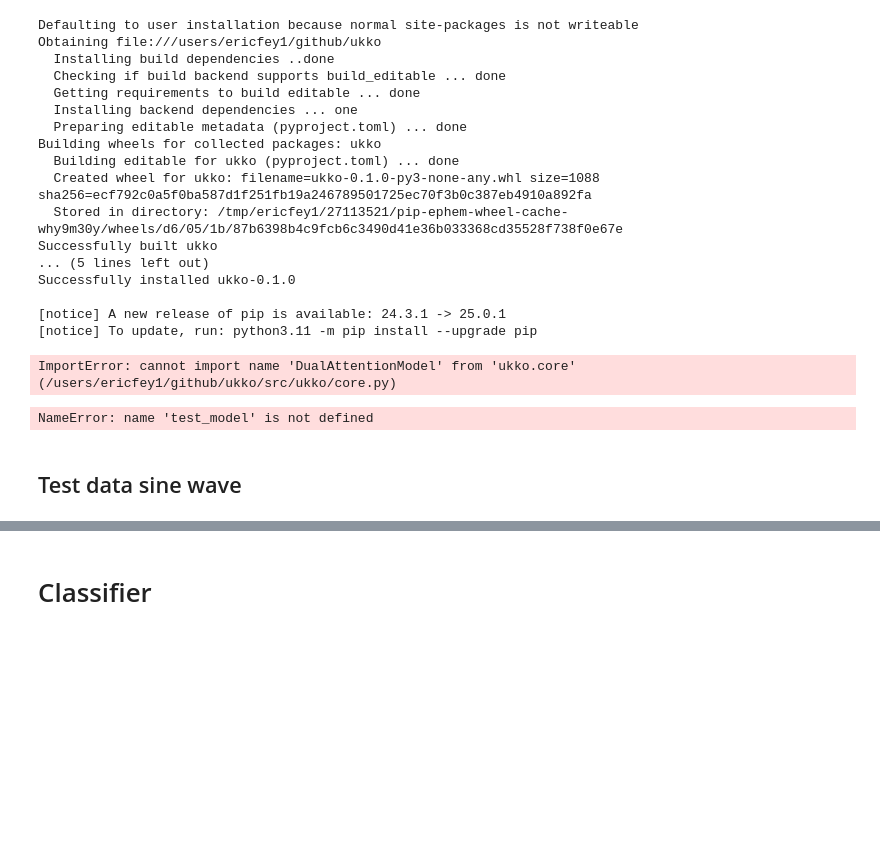
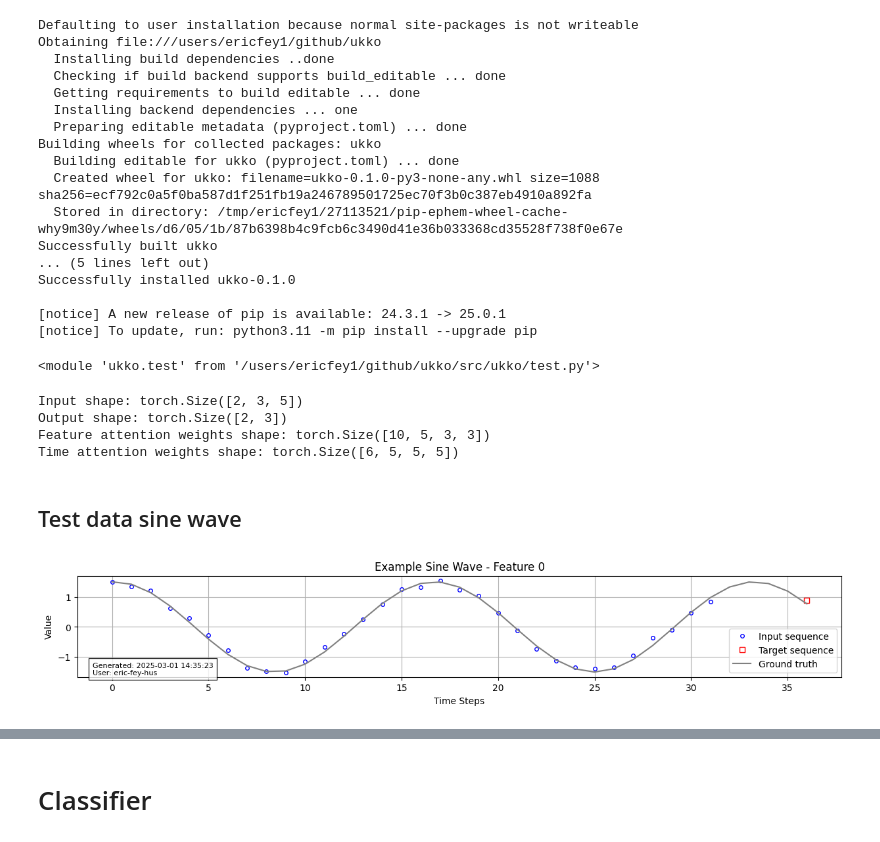
Before and after one commit to eric-fey-hus/ukko, a Jupyter notebook: ukko_get_started.ipynb, the cells around one changed output, grey strips where cells are left out. Cells and saved outputs as stored; diff of their text form; code cells hidden in the pictures; blank space fills up the shorter version.

```diff
--- a/ukko_get_started.ipynb
+++ b/ukko_get_started.ipynb
@@ -40,12 +40,23 @@ import torch
 import torch.nn as nn
 import math
 import ukko
+import importlib
+import ukko.core
+import ukko.data
+
+importlib.reload(ukko.core)
+importlib.reload(ukko.data)
+importlib.reload(ukko.test)
+# %% [output]
+<module 'ukko.test' from '/users/ericfey1/github/ukko/src/ukko/test.py'>
 # %%
 # Test ukko installatin and model
 %run ./tests/tests_core.py
-test_model()
+model = test_model()
 # %% [output]
-ImportError: cannot import name 'DualAttentionModel' from 'ukko.core' (/users/ericfey1/github/ukko/src/ukko/core.py)
+Input shape: torch.Size([2, 3, 5])
+Output shape: torch.Size([2, 3])
+Feature attention weights shape: torch.Size([10, 5, 3, 3])
+Time attention weights shape: torch.Size([6, 5, 5, 5])
-NameError: name 'test_model' is not defined
 # %% [markdown]
 ## Test data sine wave
@@ -219,0 +63,62 @@ def test_model_with_sine_data():
+# %%
+import torch
+import numpy as np
+from torch.utils.data import Dataset, DataLoader
+import matplotlib.pyplot as plt
+from datetime import datetime
+import ukko
+
+def create_data_loaders(batch_size=32, n_samples=1000, n_features=15,
+                       sequence_length=100, prediction_length=5):
+    """Create train, validation, and test data loaders"""
+
+    # Create datasets
+    train_dataset = ukko.data.SineWaveDataset(n_samples, n_features, sequence_length, prediction_length)
+    val_dataset = ukko.data.SineWaveDataset(n_samples//5, n_features, sequence_length, prediction_length, seed=43)
+    test_dataset = ukko.data.SineWaveDataset(n_samples//5, n_features, sequence_length, prediction_length, seed=44)
+
+    # Create data loaders
+    train_loader = DataLoader(train_dataset, batch_size=batch_size, shuffle=True)
+    val_loader = DataLoader(val_dataset, batch_size=batch_size)
+    test_loader = DataLoader(test_dataset, batch_size=batch_size)
+
+    return train_loader, val_loader, test_loader
+
+def test_model_with_sine_data():
+    # Parameters
+    batch_size = 32
+    n_samples = 1000
+    n_features = 3
+    sequence_length = 32
+    prediction_length = 5
+
+    # Create data loaders
+    train_loader, val_loader, test_loader = create_data_loaders(
+        batch_size=batch_size,
+        n_samples=n_samples,
+        n_features=n_features,
+        sequence_length=sequence_length,
+        prediction_length=prediction_length
+    )
+
+    # Initialize model
+    model = ukko.core.DualAttentionRegressor(
+        n_features=n_features,
+        time_steps=sequence_length,
+        d_model=128,
+        n_heads=8,
+        dropout=0.1
+    )
+    #model = []
+
+
+    # Plot example
+    dataset = ukko.data.SineWaveDataset(n_samples, n_features, sequence_length, prediction_length)
+    ukko.data.plot_example_dataset(dataset, sample_idx=1)
+
+    return model, train_loader, val_loader, test_loader
+
+#if __name__ == "__main__":
+model, train_loader, val_loader, test_loader = test_model_with_sine_data()
+# %% [output]
+[figure, added]
```
Also changed, not shown: parts of 8 cells of this notebook, 5 other files.
